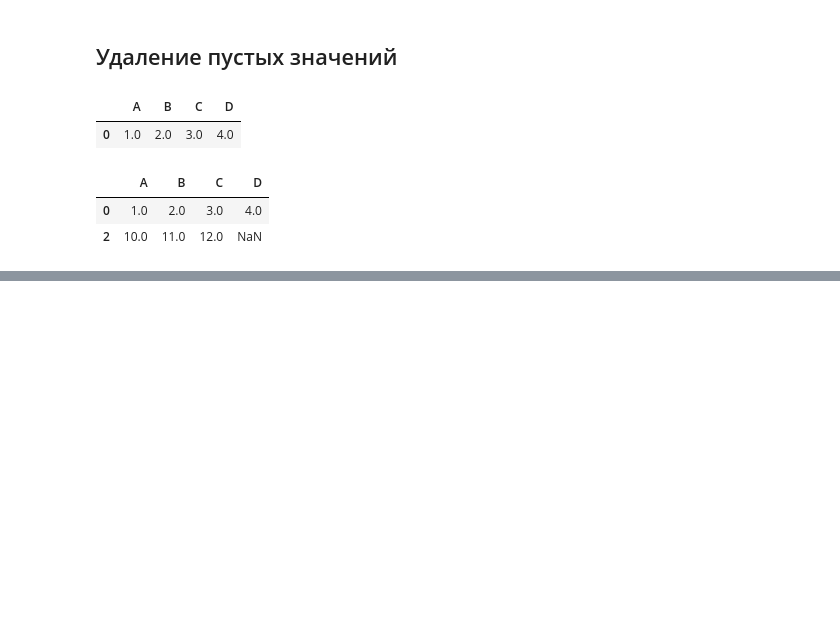
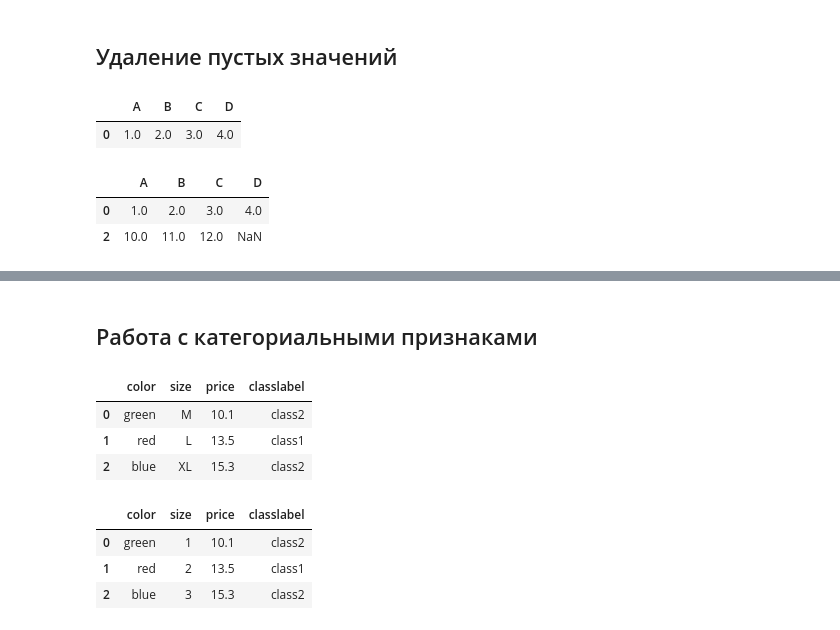
Before and after one commit to gCTRL26/ML_models, a Jupyter notebook: theory/many_models_from_book.ipynb, the cells around one changed output, grey strips where cells are left out. Cells and saved outputs as stored; diff of their text form; code cells hidden in the pictures; blank space fills up the shorter version.

```diff
--- a/theory/many_models_from_book.ipynb
+++ b/theory/many_models_from_book.ipynb
@@ -334,0 +342,25 @@ df.dropna(subset=['C']) # Удаляет строки, в которых NaN с
+# %% [markdown]
+## Работа с категориальными признаками
+# %%
+df1 = pd.DataFrame([
+            ['green', 'M', 10.1, 'class2'],
+            ['red', 'L', 13.5, 'class1'],
+            ['blue', 'XL', 15.3, 'class2']])
+df1.columns = ['color', 'size', 'price', 'classlabel']
+df1
+# %% [output]
+|  | color | size | price | classlabel |
+| 0 | green | M | 10.1 | class2 |
+| 1 | red | L | 13.5 | class1 |
+| 2 | blue | XL | 15.3 | class2 |
+# %%
+size_mapping = {'XL': 3,
+                'L': 2,
+                'M': 1}
+df1['size'] = df1['size'].map(size_mapping)
+df1
+# %% [output]
+|  | color | size | price | classlabel |
+| 0 | green | 1 | 10.1 | class2 |
+| 1 | red | 2 | 13.5 | class1 |
+| 2 | blue | 3 | 15.3 | class2 |
```
Also changed, not shown: parts of 16 cells of this notebook.
